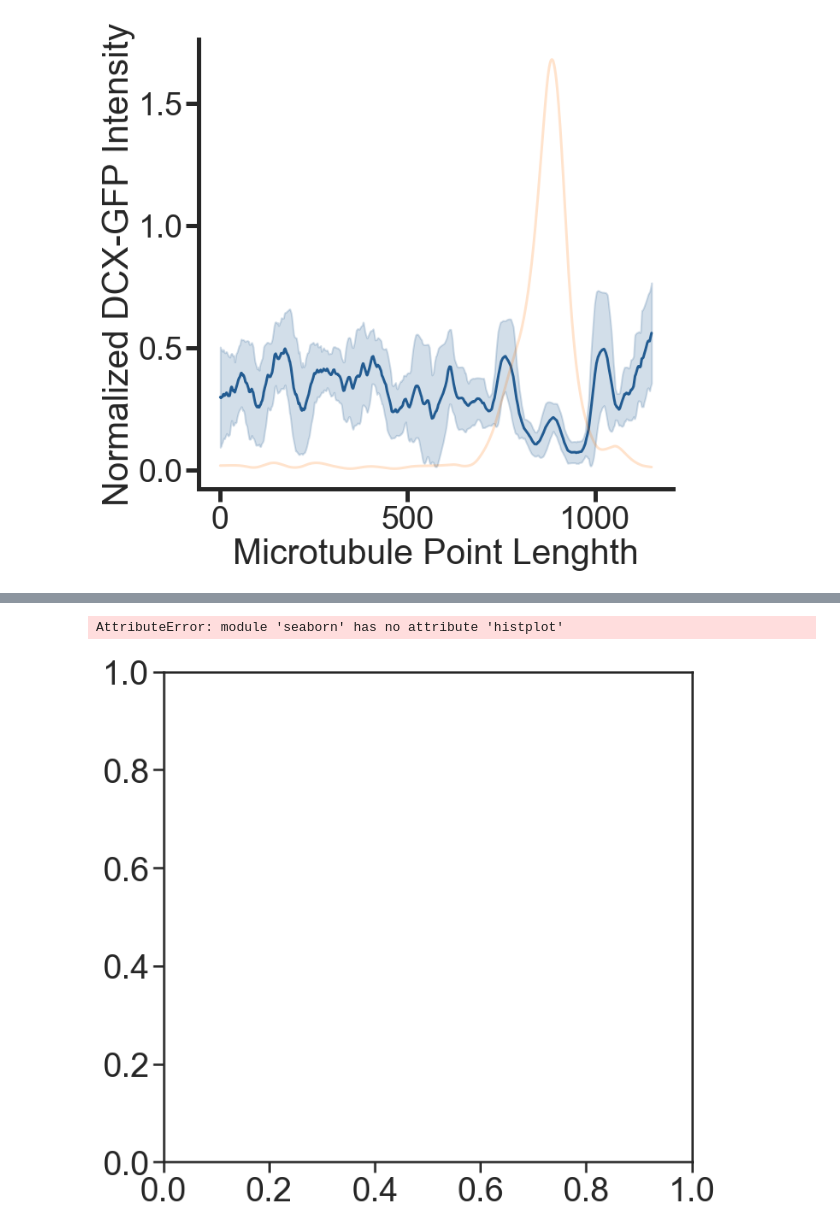
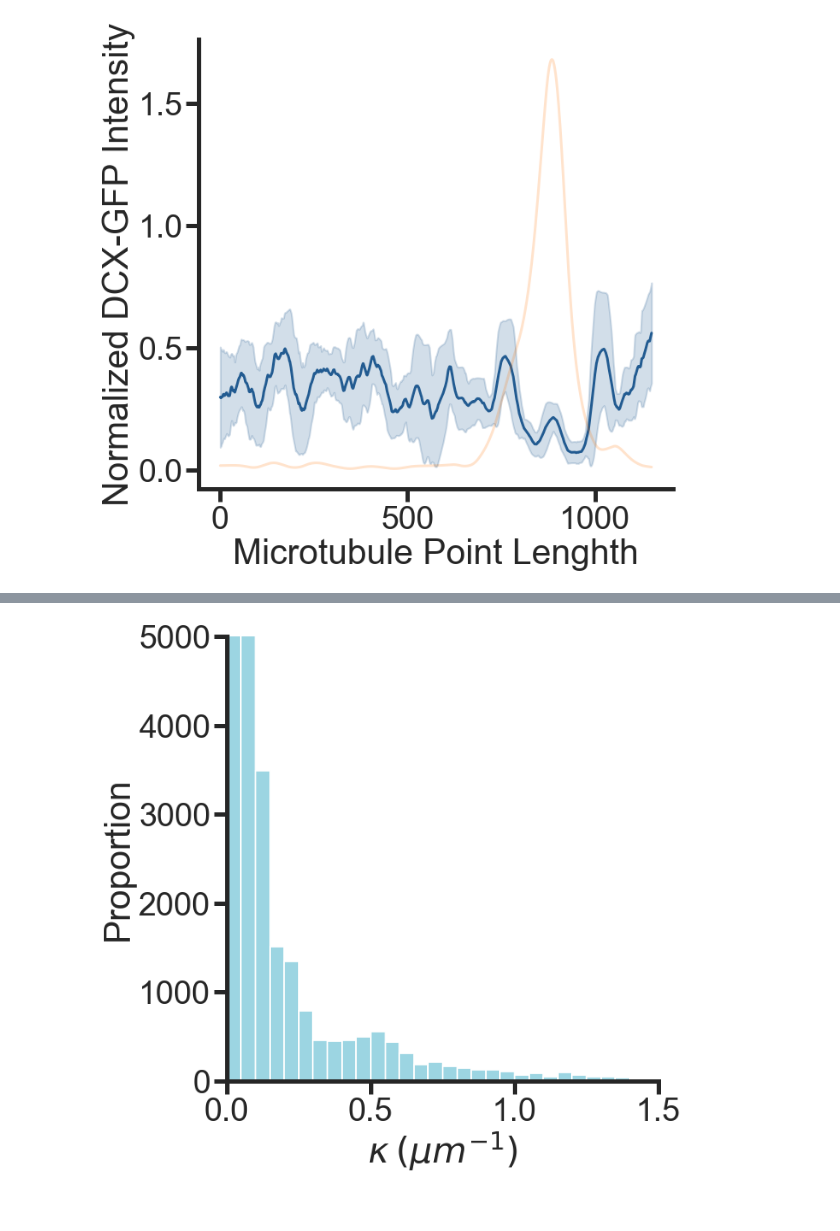
Before and after one commit to sofiacruzt/sofia-brouhardlab, a Jupyter notebook: curvature_taxol/curvature.ipynb, the cells around one changed output, grey strips where cells are left out. Drawn from its saved outputs; the diff is of its cells as text; code cells hidden in the pictures.

Commit message:
final bin curvature

```diff
--- a/curvature_taxol/curvature.ipynb
+++ b/curvature_taxol/curvature.ipynb
@@ -383,0 +411,27 @@ plt.savefig(path/('curvature_dcx_'+date_today+'.svg'))
+# %%
+def single_FOV(data,i):
+    singleFOV = data.loc[(data['Date'] == data_unique['Date'].values[i]) &
+                 (data['CH'] == data_unique['CH'].values[i]) &
+                 (data['Filename'] == data_unique['Filename'].values[i])
+                        ]
+    return singleFOV
+# %%
+def normalizeFOV(singleFOV,channels):
+    for channel in channels:
+            max_channel = singleFOV[channel].max()
+            min_channel = singleFOV[channel].min()
+
+            singleFOV[channel+' Normalized'] =  (singleFOV[channel] - min_channel) / (max_channel -  min_channel)
+
+    return singleFOV
+# %%
+channels = ['Red Intensity','Green Intensity','Blue Intensity']
+
+results = pd.DataFrame(columns=[] , index=[])
+for i in range(0,len(data_unique)):
+
+    singleFOV = single_FOV(analze_data,i)
+    results0 = normalizeFOV(singleFOV,channels)
+    results = pd.concat([results, results0], sort=False)
+
+results
@@ -384,9 +458,9 @@ plt.savefig(path/('curvature_dcx_'+date_today+'.svg'))
 # %%
-data = data.sort_values(by=['Point Curvature (um-1) Rolling'])
+data = results.sort_values(by=['Point Curvature (um-1)'])
 binsize = 0.05
 limX= 1.5
-data_interval_mean = data.groupby(pd.cut(data['Point Curvature (um-1) Rolling'], np.arange(0, limX+binsize, binsize))).mean()
-data_interval_std = data.groupby(pd.cut(data['Point Curvature (um-1) Rolling'], np.arange(0, limX+binsize, binsize))).std()
+data_interval_mean = data.groupby(pd.cut(data['Point Curvature (um-1)'], np.arange(0, limX+binsize, binsize))).mean()
+data_interval_std = data.groupby(pd.cut(data['Point Curvature (um-1)'], np.arange(0, limX+binsize, binsize))).std()
 # %%
 data_interval_mean['Bin Center'] =np.arange(binsize, limX+binsize, binsize)-binsize/2
 data_interval_std['Bin Center'] =np.arange(binsize, limX+binsize, binsize)-binsize/2
@@ -437,24 +555,23 @@ plt.savefig(path/('curvature_dcx_'+date_today+'.svg'))
 # %%
 fig, ax = plt.subplots(1,1,figsize=(10.5,10))
-sns.histplot(data, x='Point Curvature (um-1)',bins=50, color='#7BC8D9')#, stat='probability')
+sns.histplot(data, x='Point Curvature (um-1)',bins=np.arange(0, limX+binsize, binsize), color='#7BC8D9')#, stat='probability')
 #n, bins, patches = plt.hist(x, 50, density = True, facecolor='#7BC8D9')
 
 ax.set_ylabel('Proportion')
 ax.set_xlabel( r'$\kappa \: (\mu m ^{-1})$')
 ax.set_xlim(0,1.5)
-ax.set_ylim(0,100)
+ax.set_ylim(0,5000)
 #plt.yticks([0,0.15,0.3])
 
 sns.set_style("ticks")
 sns.despine()
 ax.spines['left'].set_lw(5)
 ax.spines['bottom'].set_lw(5)
 ax.tick_params(axis='both', width = 5, length = 15)
 sns.set_context("poster", font_scale=1.7, rc={"lines.linewidth":3.0})
 
 plt.tight_layout()
 
 plt.savefig(path/('histogram_curves'+date_today+'.svg'))
 # %% [output]
-AttributeError: module 'seaborn' has no attribute 'histplot'
-[figure, old version]
+[figure, new version]
```
Also changed, not shown: parts of 6 cells of this notebook.
